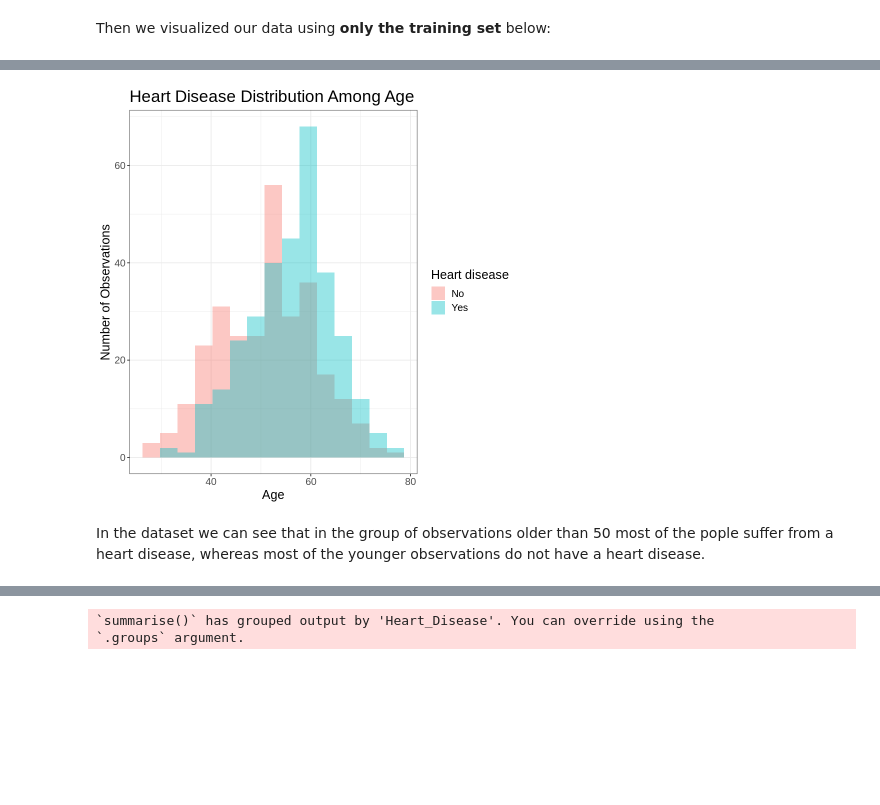
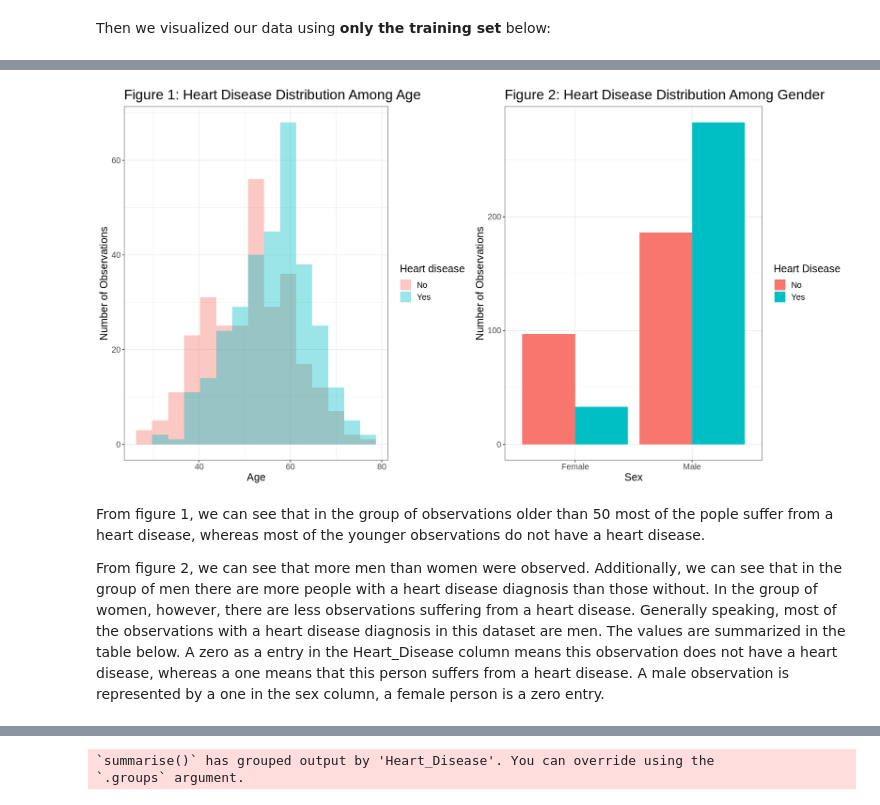
Before and after one commit to rebeccawuu/toy_ds_project, a Jupyter notebook: dsci_100_proposal.ipynb, the cells around one changed output, grey strips where cells are left out. Drawn from its saved outputs; the diff is of its cells as text; code cells hidden in the pictures; blank space fills up the shorter version.

```diff
--- a/dsci_100_proposal.ipynb
+++ b/dsci_100_proposal.ipynb
@@ -143,6 +147,8 @@ heart_data_test <- testing(heart_data_split)
 # %% [markdown]
 Then we visualized our data using **only the training set** below:
 # %%
+options(repr.plot.width = 15, repr.plot.height = 8)
+
 age_distribution <- ggplot (heart_data_train, aes (x= age, fill = num))+
   geom_histogram (position = "identity", alpha = 0.4, bins =15)+
   theme_bw ()+
@@ -150,8 +156,22 @@ age_distribution <- ggplot (heart_data_train, aes (x= age, fill = num))+
   ylab ("Number of Observations")+
     labs (fill ="Heart disease")+
     scale_fill_discrete( labels= c("0" = "No", "1"= "Yes"))+
-  ggtitle("Heart Disease Distribution Among Age")+
+  ggtitle("Figure 1: Heart Disease Distribution Among Age")+
 theme(plot.title = element_text(size=20))+
 theme (text = element_text (size =15))
-age_distribution
+
+sex_distribution <- ggplot (heart_data_train, aes (x= sex, fill = num))+
+  geom_histogram (position = "dodge", stat ="count")+
+  theme_bw () +
+  xlab ("Sex") +
+  ylab ("Number of Observations")+
+  labs (fill ="Heart Disease")+
+  scale_x_discrete (labels = c("0" = "Female", "1" = "Male"))+
+  scale_fill_discrete( labels= c("0" = "No", "1"= "Yes"))+
+  ggtitle("Figure 2: Heart Disease Distribution Among Gender")+
+theme(plot.title = element_text(size=20))+
+theme (text = element_text (size =15))
+
+plot01 <- plot_grid (age_distribution, sex_distribution)
+plot01
 # %% [output]
@@ -158,3 +180,6 @@ age_distribution
-[figure, old version]
+[figure, new version]
 # %% [markdown]
-In the dataset we can see that in the group of observations older than 50 most of the pople suffer from a heart disease, whereas most of the younger observations do not have a heart disease.
+From figure 1, we can see that in the group of observations older than 50 most of the pople suffer from a heart disease, whereas most of the younger observations do not have a heart disease.
+
+From figure 2, we can see that more men than women were observed. Additionally, we can see that in the group of men there are more people with a heart disease diagnosis than those without. In the group of women, however, there are less observations suffering from a heart disease. Generally speaking, most of the observations with a heart disease diagnosis in this dataset are men.
+The values are summarized in the table below. A zero as a entry in the Heart_Disease column means this observation does not have a heart disease, whereas a one means that this person suffers from a heart disease. A male observation is represented by a one in the sex column, a female person is a zero entry.
```
Also changed, not shown: parts of 21 cells of this notebook.
